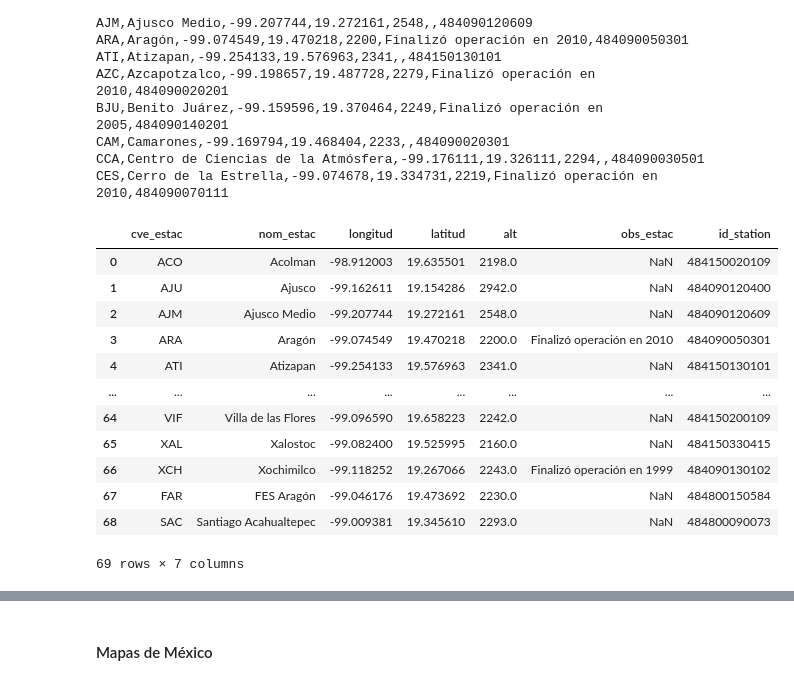
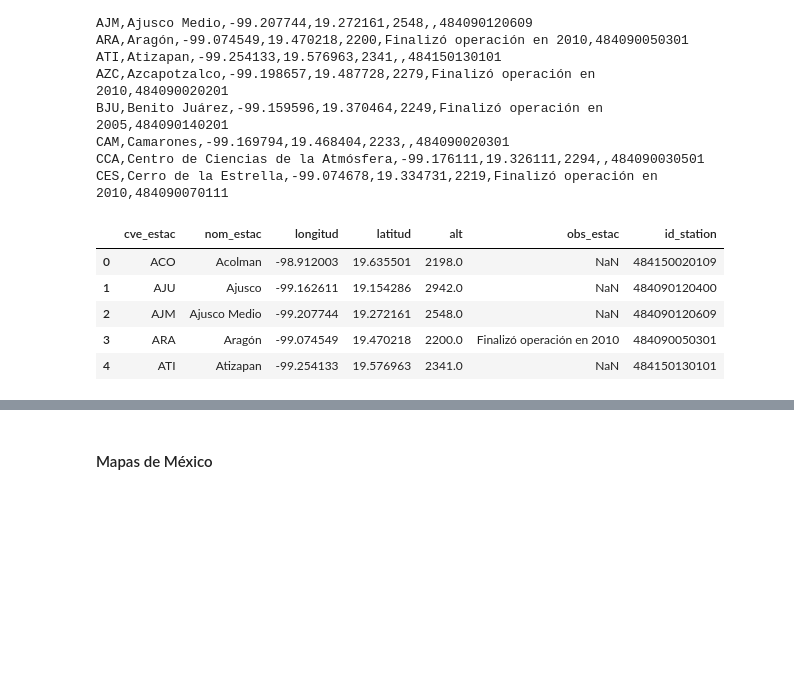
Before and after one commit to JuanGuerreroUP/AirPollution-Forecasting, a Jupyter notebook: AirPollution_CDMX_dataprep.ipynb, the cells around one changed output, grey strips where cells are left out. Saved outputs shown, nothing was run; the diff lists cells and outputs as text; code cells hidden in the pictures; blank space fills up the shorter version.

```diff
--- a/AirPollution_CDMX_dataprep.ipynb
+++ b/AirPollution_CDMX_dataprep.ipynb
@@ -147,20 +187,13 @@ df_estaciones = pd.read_csv(
     skiprows=1
 )
 # %%
-df_estaciones
+df_estaciones.head()
 # %% [output]
 |  | cve_estac | nom_estac | longitud | latitud | alt | obs_estac | id_station |
 | 0 | ACO | Acolman | -98.912003 | 19.635501 | 2198.0 | NaN | 484150020109 |
 | 1 | AJU | Ajusco | -99.162611 | 19.154286 | 2942.0 | NaN | 484090120400 |
 | 2 | AJM | Ajusco Medio | -99.207744 | 19.272161 | 2548.0 | NaN | 484090120609 |
 | 3 | ARA | Aragón | -99.074549 | 19.470218 | 2200.0 | Finalizó operación en 2010 | 484090050301 |
 | 4 | ATI | Atizapan | -99.254133 | 19.576963 | 2341.0 | NaN | 484150130101 |
-| ... | ... | ... | ... | ... | ... | ... | ... |
-| 64 | VIF | Villa de las Flores | -99.096590 | 19.658223 | 2242.0 | NaN | 484150200109 |
-| 65 | XAL | Xalostoc | -99.082400 | 19.525995 | 2160.0 | NaN | 484150330415 |
-| 66 | XCH | Xochimilco | -99.118252 | 19.267066 | 2243.0 | Finalizó operación en 1999 | 484090130102 |
-| 67 | FAR | FES Aragón | -99.046176 | 19.473692 | 2230.0 | NaN | 484800150584 |
-| 68 | SAC | Santiago Acahualtepec | -99.009381 | 19.345610 | 2293.0 | NaN | 484800090073 |
-69 rows × 7 columns
 # %%
 df_aire = pd.merge(df_contaminantes, df_meteorologia_h, on=["id_station", "date"])
```
Also changed, not shown: parts of 110 cells of this notebook, 7 other files.
